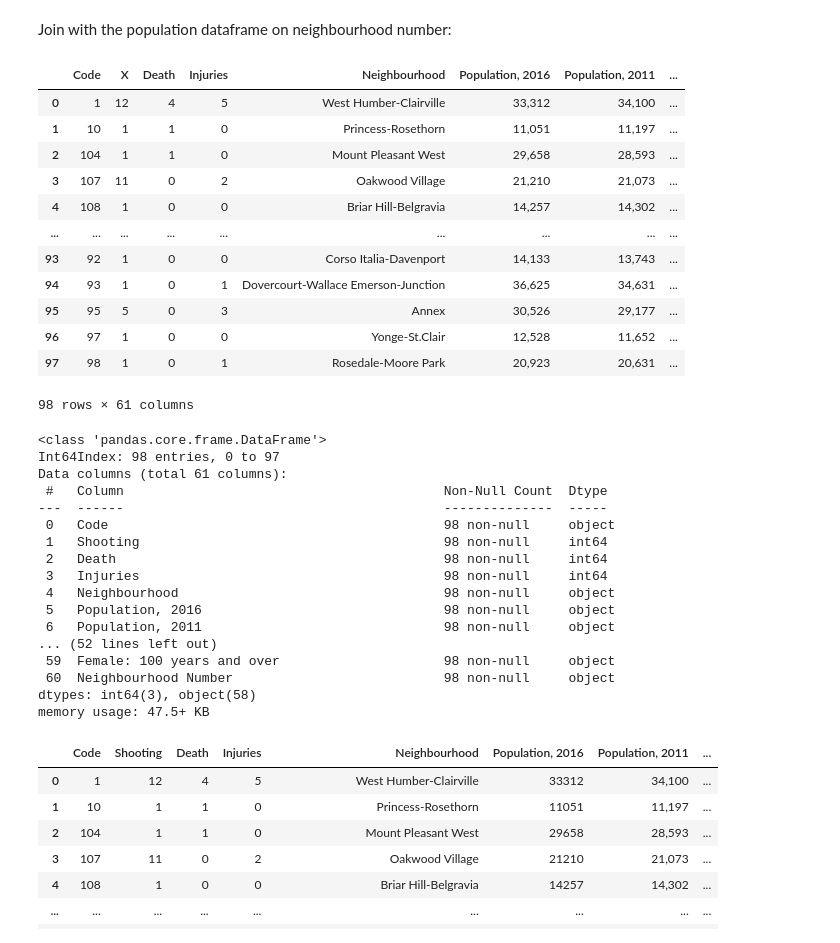
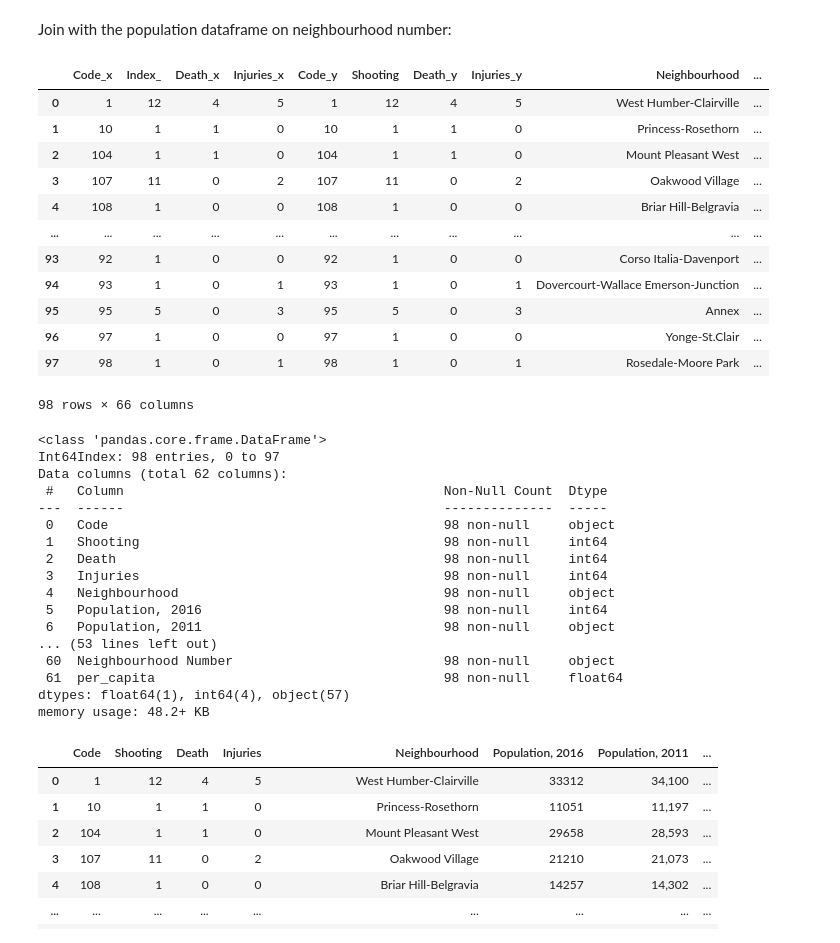
Before and after one commit to dailyLi/SafeTOgether, a Jupyter notebook: Data_cleaning.ipynb, the cells around one changed output. Cells and saved outputs as stored; diff of their text form; code cells hidden in the pictures.

```diff
--- a/Data_cleaning.ipynb
+++ b/Data_cleaning.ipynb
@@ -120,3 +126,6 @@ df[df["Topic"] == "Mobility status - Place of residence 1 year ago"]
 | 2372 | 2373 | Mobility | Mobility status - Place of reside... | Census Profile 98-316-X2016001 | Interprovincial migrants | 15,780 | 75 | ... |
 | 2373 | 2374 | Mobility | Mobility status - Place of reside... | Census Profile 98-316-X2016001 | External migrants | 59,945 | 605 | ... |
 9 rows × 146 columns
+# %%
+pd.set_option('display.max_rows', df.shape[0]+1)
+df[df["Category"] == "Language"]["Characteristic"]
@@ -238,6 +303,7 @@ df2
 In the initial data visualization in Tableau, we found that some entries have no geo location info (X and Y equal 0) and their other attributes also seem to be invalid, so we remove these entries:
 # %%
 df2 = df2[df2["X"] != 0]
+df2 = df2[df2["Occurrence_year"].notnull()]
 df2
 # %% [output]
 |  | X | Y | Index_ | Event_Unique_ID | Occurrence_Date | Occurrence_year | Month | Day_of_week | ... |
@@ -321,5 +413,5 @@ Calculate number of shooting incidents by neighbourhood:
 # %%
-temp1 = shooting_2016.groupby(["Code"]).count()
-temp1 = temp1.reset_index()
-temp1
+nbh_2016 = shooting_2016.groupby('Code').agg({'Index_':'count', 'Death':'sum', 'Injuries':sum})
+nbh_2016 = nbh_2016.reset_index()
+nbh_2016
 # %% [output]
@@ -390,29 +431,29 @@ See the caveats in the documentation: https://pandas.pydata.org/pandas-docs/stab
 # %% [markdown]
 Join with the population dataframe on neighbourhood number:
 # %%
-df_pop_new = pd.merge(temp3, df_pop_new, left_on='Code', right_on='Neighbourhood Number')
+df_pop_new = pd.merge(nbh_2016, df_pop_new, left_on='Code', right_on='Neighbourhood Number')
 df_pop_new
 # %% [output]
-|  | Code | X | Death | Injuries | Neighbourhood | Population, 2016 | Population, 2011 | ... |
-| 0 | 1 | 12 | 4 | 5 | West Humber-Clairville | 33,312 | 34,100 | ... |
-| 1 | 10 | 1 | 1 | 0 | Princess-Rosethorn | 11,051 | 11,197 | ... |
-| 2 | 104 | 1 | 1 | 0 | Mount Pleasant West | 29,658 | 28,593 | ... |
-| 3 | 107 | 11 | 0 | 2 | Oakwood Village | 21,210 | 21,073 | ... |
-| 4 | 108 | 1 | 0 | 0 | Briar Hill-Belgravia | 14,257 | 14,302 | ... |
-| ... | ... | ... | ... | ... | ... | ... | ... | ... |
-| 93 | 92 | 1 | 0 | 0 | Corso Italia-Davenport | 14,133 | 13,743 | ... |
-| 94 | 93 | 1 | 0 | 1 | Dovercourt-Wallace Emerson-Junction | 36,625 | 34,631 | ... |
-| 95 | 95 | 5 | 0 | 3 | Annex | 30,526 | 29,177 | ... |
-| 96 | 97 | 1 | 0 | 0 | Yonge-St.Clair | 12,528 | 11,652 | ... |
-| 97 | 98 | 1 | 0 | 1 | Rosedale-Moore Park | 20,923 | 20,631 | ... |
+|  | Code_x | Index_ | Death_x | Injuries_x | Code_y | Shooting | Death_y | Injuries_y | Neighbourhood | ... |
+| 0 | 1 | 12 | 4 | 5 | 1 | 12 | 4 | 5 | West Humber-Clairville | ... |
+| 1 | 10 | 1 | 1 | 0 | 10 | 1 | 1 | 0 | Princess-Rosethorn | ... |
+| 2 | 104 | 1 | 1 | 0 | 104 | 1 | 1 | 0 | Mount Pleasant West | ... |
+| 3 | 107 | 11 | 0 | 2 | 107 | 11 | 0 | 2 | Oakwood Village | ... |
+| 4 | 108 | 1 | 0 | 0 | 108 | 1 | 0 | 0 | Briar Hill-Belgravia | ... |
+| ... | ... | ... | ... | ... | ... | ... | ... | ... | ... | ... |
+| 93 | 92 | 1 | 0 | 0 | 92 | 1 | 0 | 0 | Corso Italia-Davenport | ... |
+| 94 | 93 | 1 | 0 | 1 | 93 | 1 | 0 | 1 | Dovercourt-Wallace Emerson-Junction | ... |
+| 95 | 95 | 5 | 0 | 3 | 95 | 5 | 0 | 3 | Annex | ... |
+| 96 | 97 | 1 | 0 | 0 | 97 | 1 | 0 | 0 | Yonge-St.Clair | ... |
+| 97 | 98 | 1 | 0 | 1 | 98 | 1 | 0 | 1 | Rosedale-Moore Park | ... |
-98 rows × 61 columns
+98 rows × 66 columns
 # %%
 df_pop_new.rename(columns={'X':'Shooting'}, inplace = True)
 df_pop_new.info()
 # %% [output]
 <class 'pandas.core.frame.DataFrame'>
 Int64Index: 98 entries, 0 to 97
-Data columns (total 61 columns):
+Data columns (total 62 columns):
  #   Column                                         Non-Null Count  Dtype
 ---  ------                                         --------------  -----
  0   Code                                           98 non-null     object
@@ -420,13 +461,13 @@ Data columns (total 61 columns):
  2   Death                                          98 non-null     int64
  3   Injuries                                       98 non-null     int64
  4   Neighbourhood                                  98 non-null     object
- 5   Population, 2016                               98 non-null     object
+ 5   Population, 2016                               98 non-null     int64
  6   Population, 2011                               98 non-null     object
-... (52 lines left out)
- 59  Female: 100 years and over                     98 non-null     object
+... (53 lines left out)
  60  Neighbourhood Number                           98 non-null     object
-dtypes: int64(3), object(58)
-memory usage: 47.5+ KB
+ 61  per_capita                                     98 non-null     float64
+dtypes: float64(1), int64(4), object(57)
+memory usage: 48.2+ KB
 # %%
 df_pop_new["Population, 2016"] = df_pop_new["Population, 2016"].str.replace(",", "")
 df_pop_new = df_pop_new.astype({"Population, 2016": int})
```
Also changed, not shown: parts of 44 cells of this notebook.
